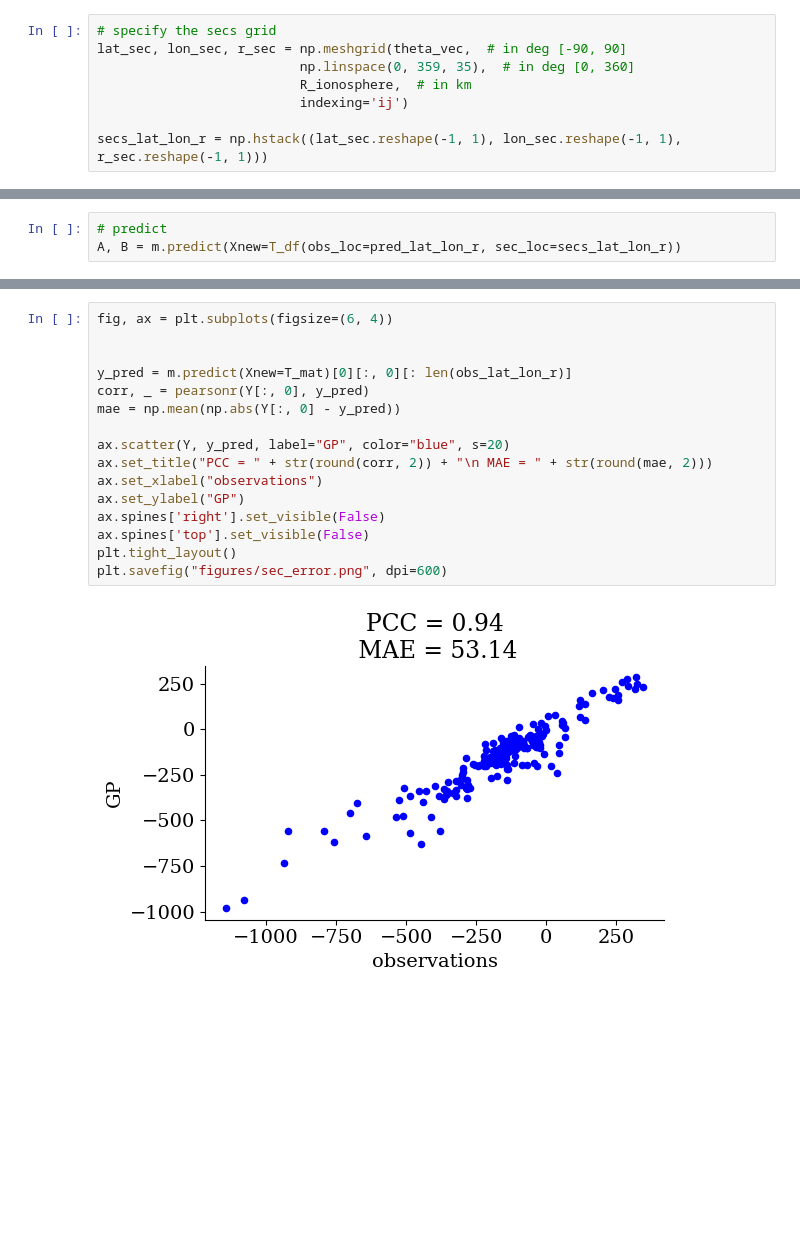
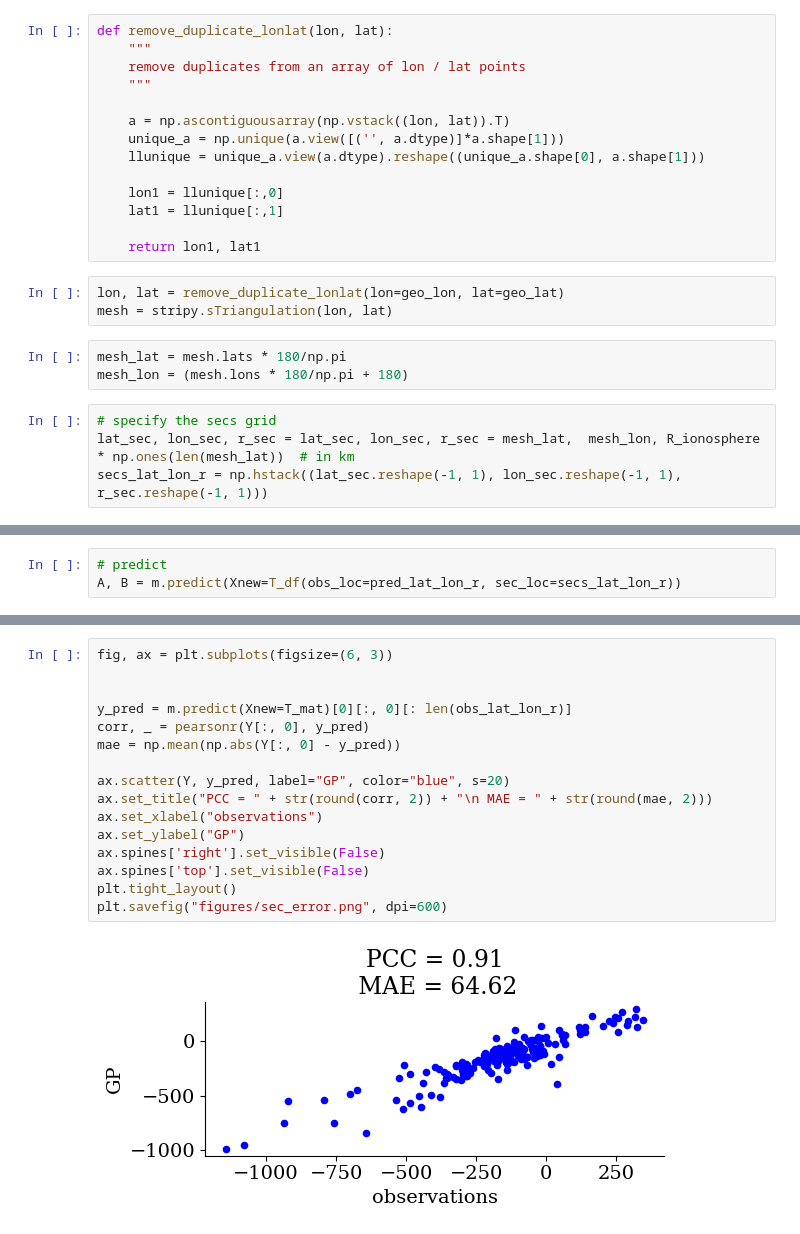
Before and after one commit to FrontierDevelopmentLab/2024-HL-GeoCL, a Jupyter notebook: src/GP/gaussian_process_tutorial_superMAG.ipynb, the cells around one changed output, grey strips where cells are left out. Cells and saved outputs as stored; diff of their text form; blank space fills up the shorter version.

```diff
--- a/src/GP/gaussian_process_tutorial_superMAG.ipynb
+++ b/src/GP/gaussian_process_tutorial_superMAG.ipynb
@@ -336,10 +340,26 @@ for ii in range(1, len(dt_sphere) + 1):
+# %%
+def remove_duplicate_lonlat(lon, lat):
+    """
+    remove duplicates from an array of lon / lat points
+    """
+
+    a = np.ascontiguousarray(np.vstack((lon, lat)).T)
+    unique_a = np.unique(a.view([('', a.dtype)]*a.shape[1]))
+    llunique = unique_a.view(a.dtype).reshape((unique_a.shape[0], a.shape[1]))
+
+    lon1 = llunique[:,0]
+    lat1 = llunique[:,1]
+
+    return lon1, lat1
+# %%
+lon, lat = remove_duplicate_lonlat(lon=geo_lon, lat=geo_lat)
+mesh = stripy.sTriangulation(lon, lat)
+# %%
+mesh_lat = mesh.lats * 180/np.pi
+mesh_lon = (mesh.lons * 180/np.pi + 180)
 # %%
 # specify the secs grid
-lat_sec, lon_sec, r_sec = np.meshgrid(theta_vec,  # in deg [-90, 90]
-                          np.linspace(0, 359, 35),  # in deg [0, 360]
-                          R_ionosphere,  # in km
-                          indexing='ij')
-
+lat_sec, lon_sec, r_sec = lat_sec, lon_sec, r_sec = mesh_lat,  mesh_lon, R_ionosphere * np.ones(len(mesh_lat))  # in km
 secs_lat_lon_r = np.hstack((lat_sec.reshape(-1, 1), lon_sec.reshape(-1, 1), r_sec.reshape(-1, 1)))
 # %%
 # specify the observed grid
@@ -457,18 +466,18 @@ plt.savefig("figures/std_sec_linear.png", bbox_inches='tight', dpi=600)
 # %%
-fig, ax = plt.subplots(figsize=(6, 4))
+fig, ax = plt.subplots(figsize=(6, 3))
 
 
 y_pred = m.predict(Xnew=T_mat)[0][:, 0][: len(obs_lat_lon_r)]
 corr, _ = pearsonr(Y[:, 0], y_pred)
 mae = np.mean(np.abs(Y[:, 0] - y_pred))
 
 ax.scatter(Y, y_pred, label="GP", color="blue", s=20)
 ax.set_title("PCC = " + str(round(corr, 2)) + "\n MAE = " + str(round(mae, 2)))
 ax.set_xlabel("observations")
 ax.set_ylabel("GP")
 ax.spines['right'].set_visible(False)
 ax.spines['top'].set_visible(False)
 plt.tight_layout()
 plt.savefig("figures/sec_error.png", dpi=600)
 # %% [output]
-[figure, old version]
+[figure, new version]
```
Also changed, not shown: parts of 31 cells of this notebook, 3 other files.
